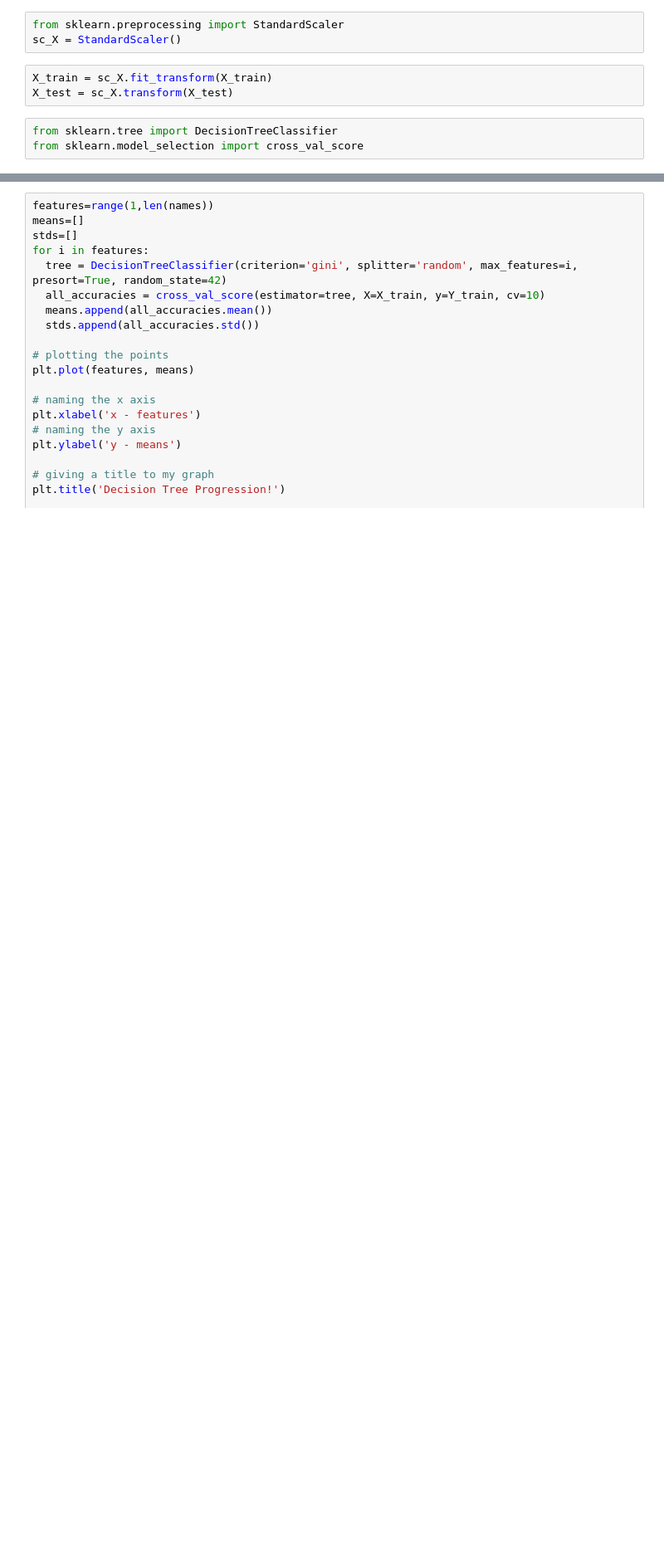
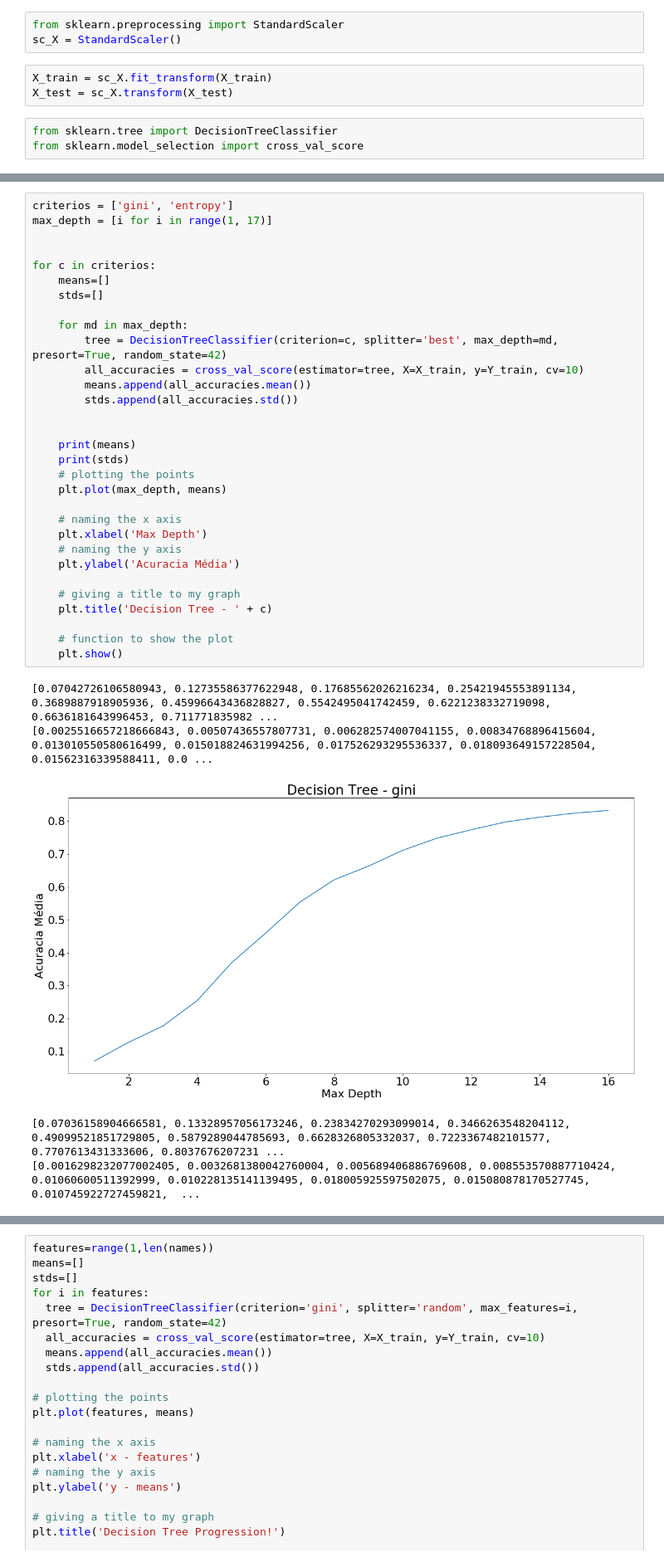
Before and after one commit to vktorbr/Letter-Recognition, a Jupyter notebook: Decison Tree.ipynb, the cells around one changed output, grey strips where cells are left out. Shown at 83% size. Drawn from its saved outputs; the diff is of its cells as text; blank space fills up the shorter version.

```diff
--- a/Decison Tree.ipynb
+++ b/Decison Tree.ipynb
@@ -34,0 +37,37 @@ from sklearn.model_selection import cross_val_score
+# %%
+criterios = ['gini', 'entropy']
+max_depth = [i for i in range(1, 17)]
+
+
+for c in criterios:
+    means=[]
+    stds=[]
+
+    for md in max_depth:
+        tree = DecisionTreeClassifier(criterion=c, splitter='best', max_depth=md, presort=True, random_state=42)
+        all_accuracies = cross_val_score(estimator=tree, X=X_train, y=Y_train, cv=10)
+        means.append(all_accuracies.mean())
+        stds.append(all_accuracies.std())
+
+
+    print(means)
+    print(stds)
+    # plotting the points
+    plt.plot(max_depth, means)
+
+    # naming the x axis
+    plt.xlabel('Max Depth')
+    # naming the y axis
+    plt.ylabel('Acuracia Média')
+
+    # giving a title to my graph
+    plt.title('Decision Tree - ' + c)
+
+    # function to show the plot
+    plt.show()
+# %% [output]
+[0.07042726106580943, 0.12735586377622948, 0.17685562026216234, 0.25421945553891134, 0.3689887918905936, 0.45996643436828827, 0.5542495041742459, 0.6221238332719098, 0.6636181643996453, 0.711771835982 ...
+[0.0025516657218666843, 0.00507436557807731, 0.006282574007041155, 0.00834768896415604, 0.013010550580616499, 0.015018824631994256, 0.017526293295536337, 0.018093649157228504, 0.01562316339588411, 0.0 ...
+[figure, added]
+[0.07036158904666581, 0.13328957056173246, 0.23834270293099014, 0.3466263548204112, 0.49099521851729805, 0.5879289044785693, 0.6628326805332037, 0.7223367482101577, 0.7707613431333606, 0.8037676207231 ...
+[0.0016298232077002405, 0.0032681380042760004, 0.005689406886769608, 0.008553570887710424, 0.01060600511392999, 0.010228135141139495, 0.018005925597502075, 0.015080878170527745, 0.010745922727459821,  ...
```
Also changed, not shown: parts of 2 cells of this notebook, 2 other files.
